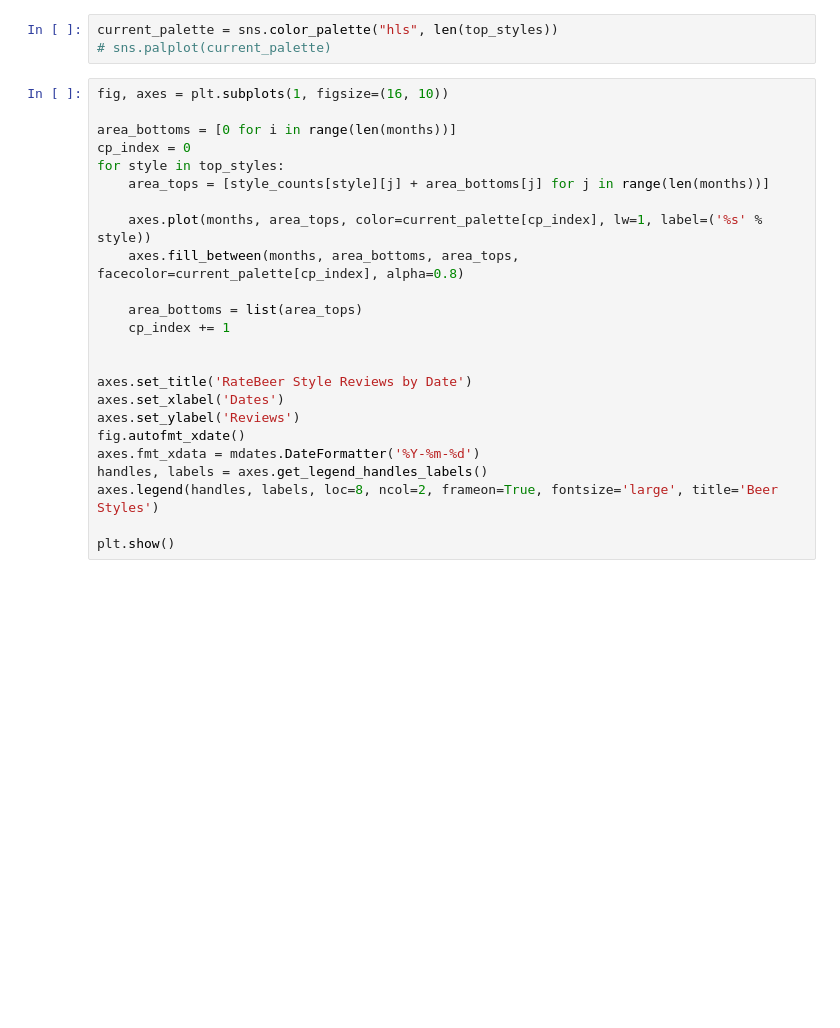
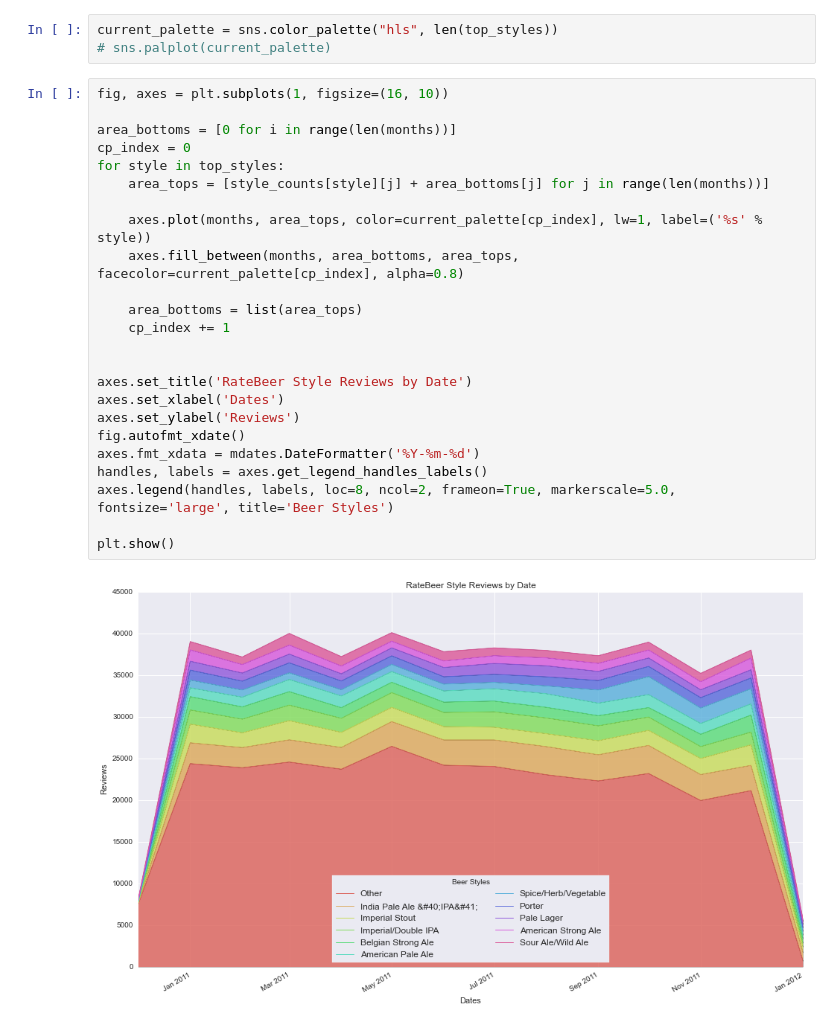
Before and after one commit to seanjh/data-analysis-CM, a Jupyter notebook: BeerDataAnalysis.ipynb, the cells around one changed output. Saved outputs shown, nothing was run; the diff lists cells and outputs as text; blank space fills up the shorter version.

```diff
--- a/BeerDataAnalysis.ipynb
+++ b/BeerDataAnalysis.ipynb
@@ -245,27 +271,29 @@ current_palette = sns.color_palette("hls", len(top_styles))
 # %%
 fig, axes = plt.subplots(1, figsize=(16, 10))
 
 area_bottoms = [0 for i in range(len(months))]
 cp_index = 0
 for style in top_styles:
     area_tops = [style_counts[style][j] + area_bottoms[j] for j in range(len(months))]
 
     axes.plot(months, area_tops, color=current_palette[cp_index], lw=1, label=('%s' % style))
     axes.fill_between(months, area_bottoms, area_tops, facecolor=current_palette[cp_index], alpha=0.8)
 
     area_bottoms = list(area_tops)
     cp_index += 1
 
 
 axes.set_title('RateBeer Style Reviews by Date')
 axes.set_xlabel('Dates')
 axes.set_ylabel('Reviews')
 fig.autofmt_xdate()
 axes.fmt_xdata = mdates.DateFormatter('%Y-%m-%d')
 handles, labels = axes.get_legend_handles_labels()
-axes.legend(handles, labels, loc=8, ncol=2, frameon=True, fontsize='large', title='Beer Styles')
+axes.legend(handles, labels, loc=8, ncol=2, frameon=True, markerscale=5.0, fontsize='large', title='Beer Styles')
 
 plt.show()
+# %% [output]
+[figure, added]
 # %%
 styles_html = ['<table><tr>']
 styles_html.append('<th></th>')  # Blank upper left corner
```
Also changed, not shown: parts of 7 cells of this notebook.
